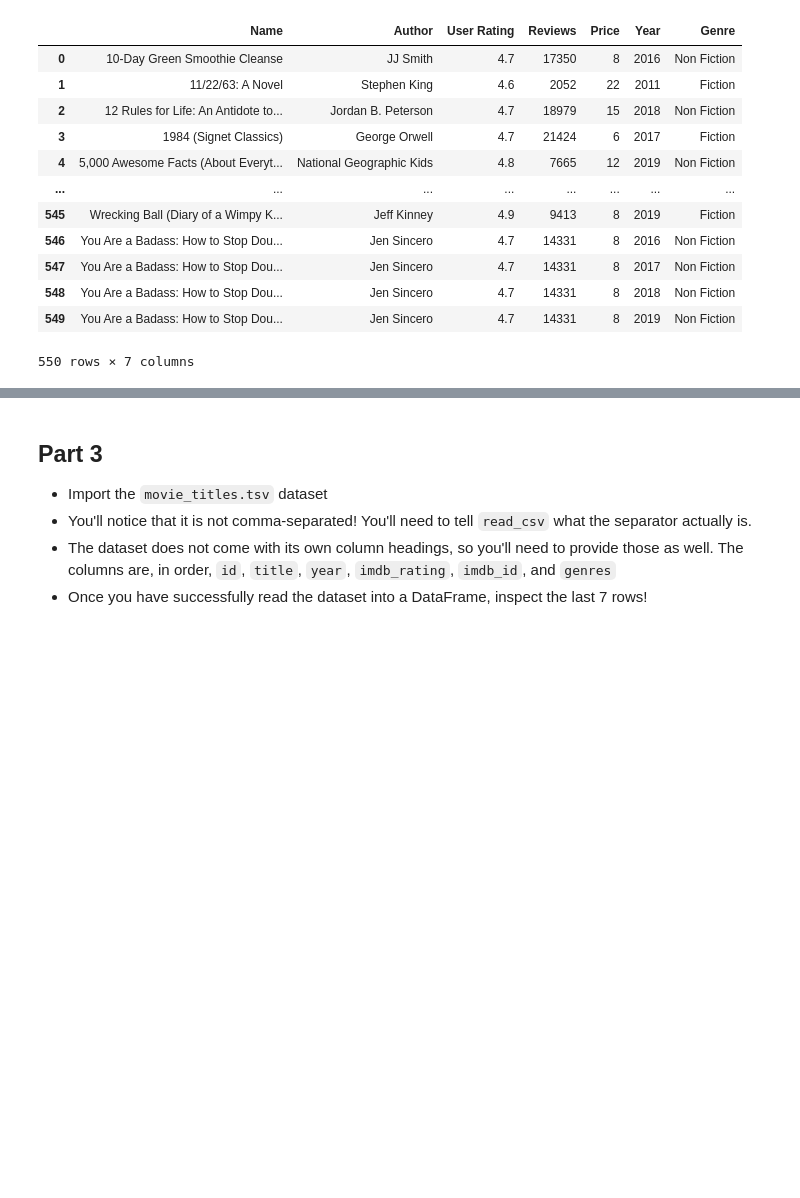
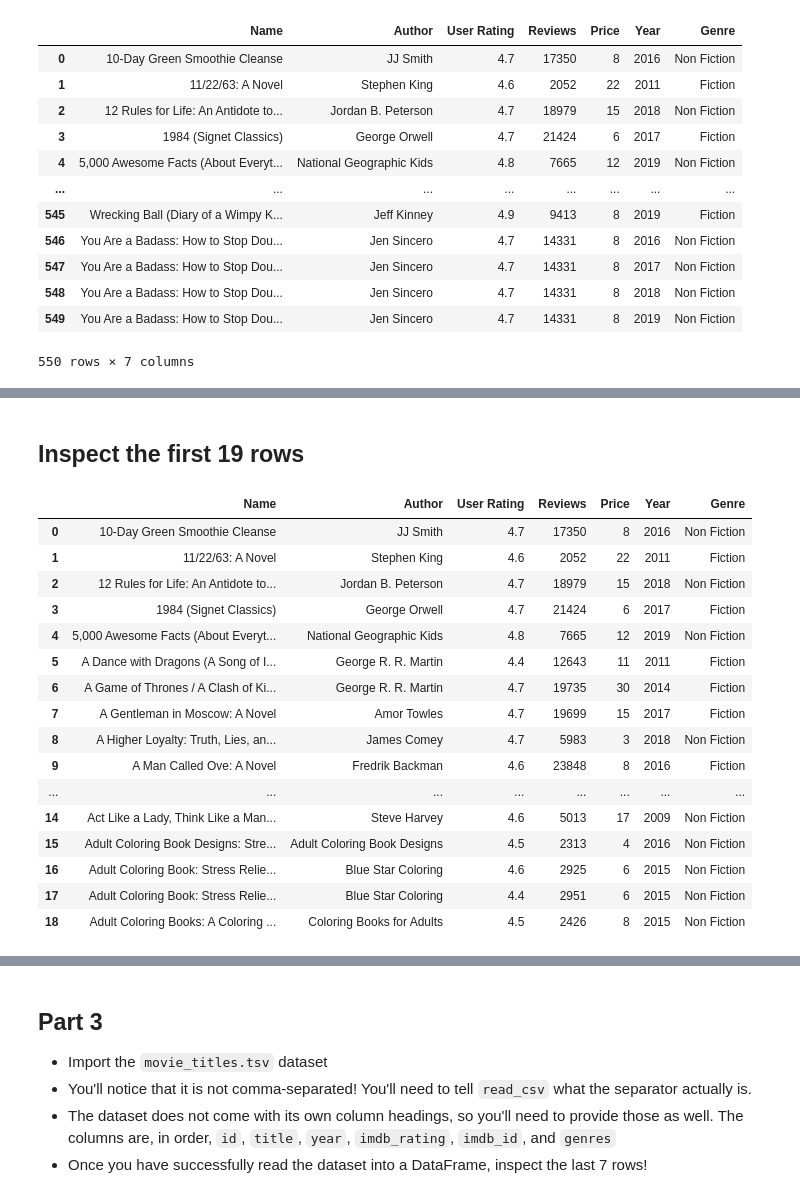
Before and after one commit to devmike-mjpstrategies/python_data_analysis, a Jupyter notebook: EXERCISES/EXERCISE_02_Dataframe_Basics.ipynb, the cells around one changed output, grey strips where cells are left out. Saved outputs shown, nothing was run; the diff lists cells and outputs as text; code cells hidden in the pictures; blank space fills up the shorter version.

```diff
--- a/EXERCISES/EXERCISE_02_Dataframe_Basics.ipynb
+++ b/EXERCISES/EXERCISE_02_Dataframe_Basics.ipynb
@@ -32,0 +56,22 @@ bestsellers
+# %% [markdown]
+## Inspect the first 19 rows
+# %%
+bestsellers.head(19)
+# %% [output]
+|  | Name | Author | User Rating | Reviews | Price | Year | Genre |
+| 0 | 10-Day Green Smoothie Cleanse | JJ Smith | 4.7 | 17350 | 8 | 2016 | Non Fiction |
+| 1 | 11/22/63: A Novel | Stephen King | 4.6 | 2052 | 22 | 2011 | Fiction |
+| 2 | 12 Rules for Life: An Antidote to... | Jordan B. Peterson | 4.7 | 18979 | 15 | 2018 | Non Fiction |
+| 3 | 1984 (Signet Classics) | George Orwell | 4.7 | 21424 | 6 | 2017 | Fiction |
+| 4 | 5,000 Awesome Facts (About Everyt... | National Geographic Kids | 4.8 | 7665 | 12 | 2019 | Non Fiction |
+| 5 | A Dance with Dragons (A Song of I... | George R. R. Martin | 4.4 | 12643 | 11 | 2011 | Fiction |
+| 6 | A Game of Thrones / A Clash of Ki... | George R. R. Martin | 4.7 | 19735 | 30 | 2014 | Fiction |
+| 7 | A Gentleman in Moscow: A Novel | Amor Towles | 4.7 | 19699 | 15 | 2017 | Fiction |
+| 8 | A Higher Loyalty: Truth, Lies, an... | James Comey | 4.7 | 5983 | 3 | 2018 | Non Fiction |
+| 9 | A Man Called Ove: A Novel | Fredrik Backman | 4.6 | 23848 | 8 | 2016 | Fiction |
+| ... | ... | ... | ... | ... | ... | ... | ... |
+| 14 | Act Like a Lady, Think Like a Man... | Steve Harvey | 4.6 | 5013 | 17 | 2009 | Non Fiction |
+| 15 | Adult Coloring Book Designs: Stre... | Adult Coloring Book Designs | 4.5 | 2313 | 4 | 2016 | Non Fiction |
+| 16 | Adult Coloring Book: Stress Relie... | Blue Star Coloring | 4.6 | 2925 | 6 | 2015 | Non Fiction |
+| 17 | Adult Coloring Book: Stress Relie... | Blue Star Coloring | 4.4 | 2951 | 6 | 2015 | Non Fiction |
+| 18 | Adult Coloring Books: A Coloring ... | Coloring Books for Adults | 4.5 | 2426 | 8 | 2015 | Non Fiction |
```
Also changed, not shown: parts of 20 cells of this notebook, 1 other file.
